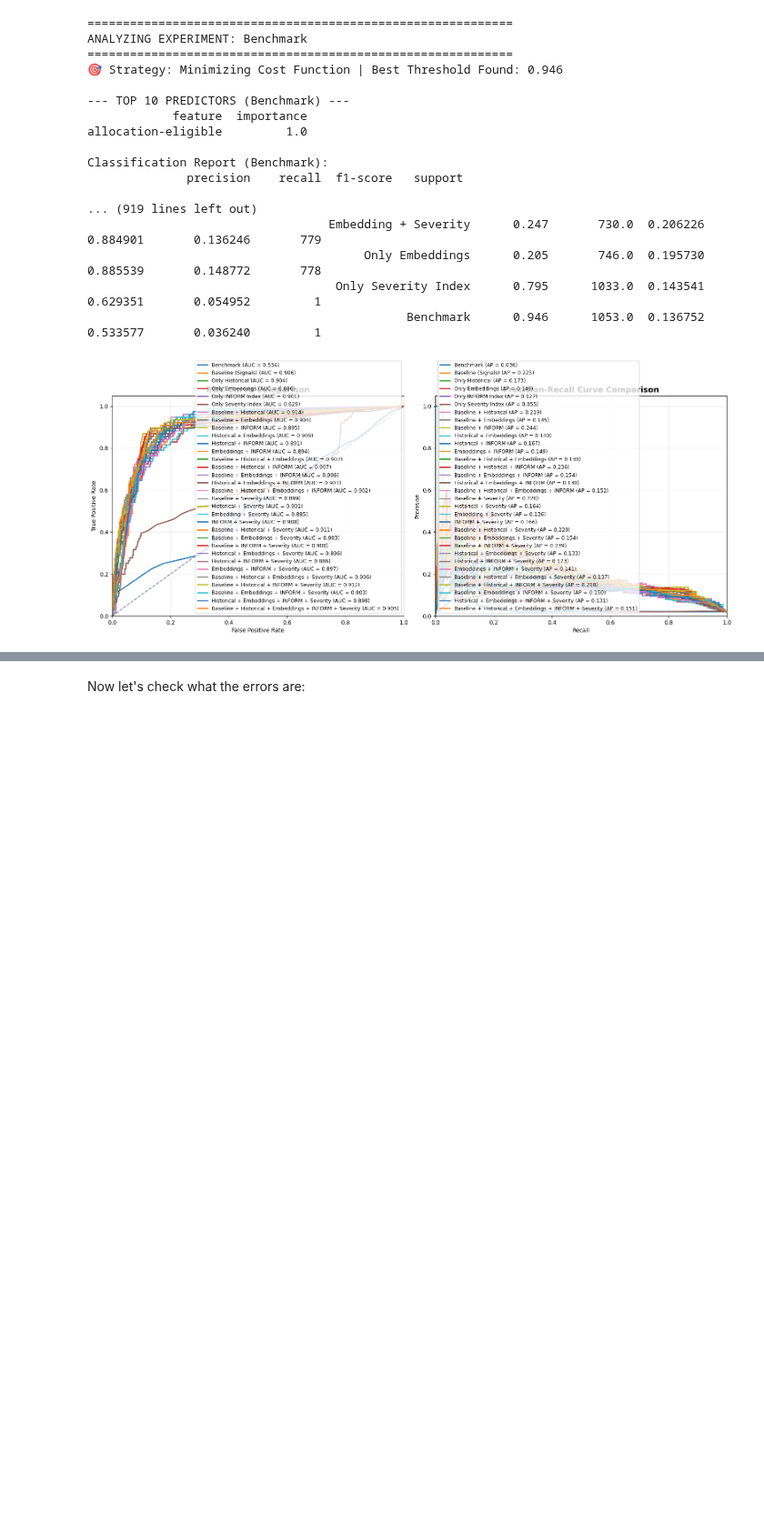
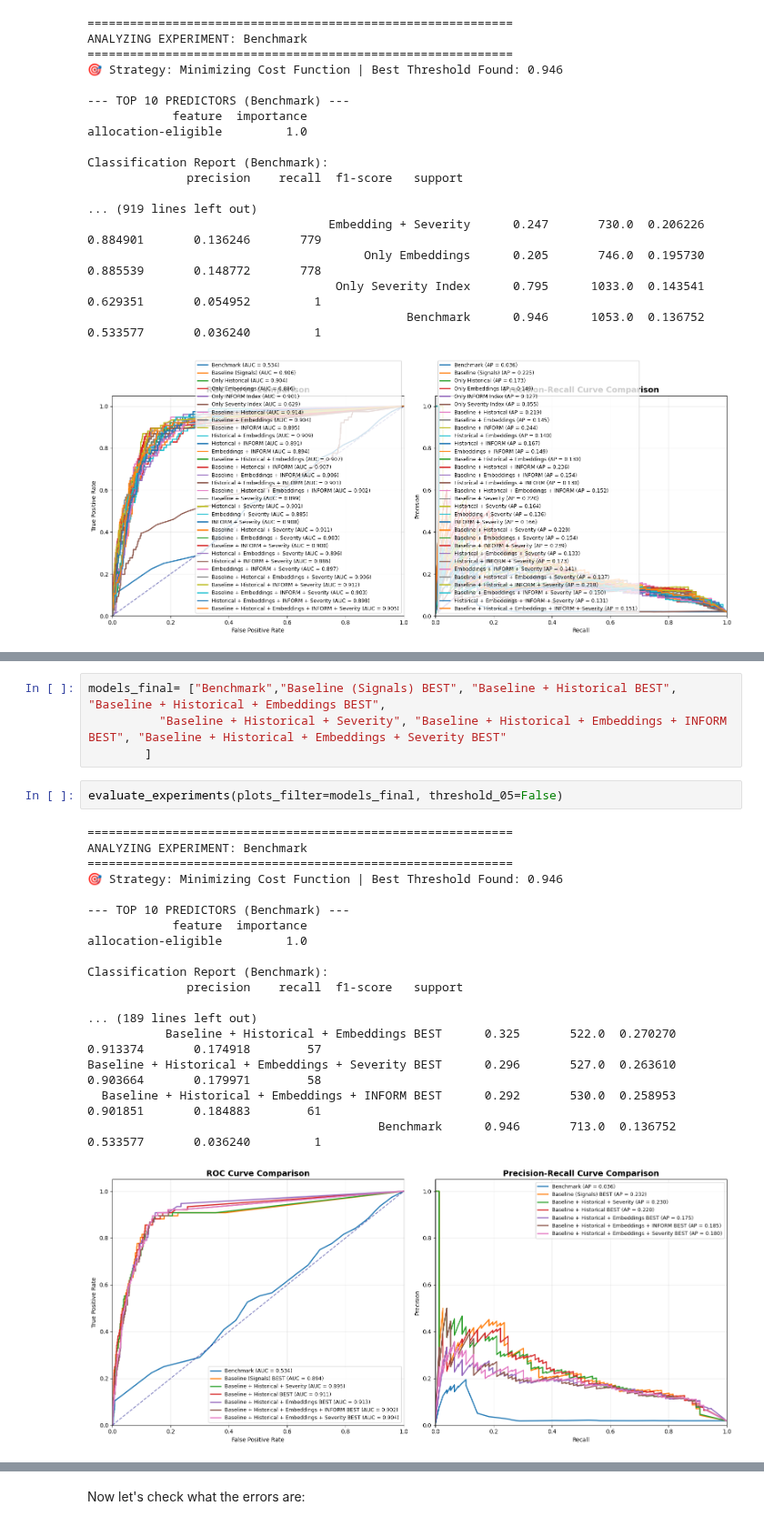
Before and after one commit to gallagelpi/Master_thesis, a Jupyter notebook: pipeline/models_plot.ipynb, the cells around one changed output, grey strips where cells are left out. Shown at 91% size. Drawn from its saved outputs; the diff is of its cells as text; blank space fills up the shorter version.

```diff
--- a/pipeline/models_plot.ipynb
+++ b/pipeline/models_plot.ipynb
@@ -301,0 +623,25 @@ Classification Report (Benchmark):
+# %%
+models_final= ["Benchmark","Baseline (Signals) BEST", "Baseline + Historical BEST", "Baseline + Historical + Embeddings BEST",
+          "Baseline + Historical + Severity", "Baseline + Historical + Embeddings + INFORM BEST", "Baseline + Historical + Embeddings + Severity BEST"
+        ]
+# %%
+evaluate_experiments(plots_filter=models_final, threshold_05=False)
+# %% [output]
+============================================================
+ANALYZING EXPERIMENT: Benchmark
+============================================================
+🎯 Strategy: Minimizing Cost Function | Best Threshold Found: 0.946
+
+--- TOP 10 PREDICTORS (Benchmark) ---
+            feature  importance
+allocation-eligible         1.0
+
+Classification Report (Benchmark):
+              precision    recall  f1-score   support
+
+... (189 lines left out)
+           Baseline + Historical + Embeddings BEST      0.325       522.0  0.270270 0.913374       0.174918        57
+Baseline + Historical + Embeddings + Severity BEST      0.296       527.0  0.263610 0.903664       0.179971        58
+  Baseline + Historical + Embeddings + INFORM BEST      0.292       530.0  0.258953 0.901851       0.184883        61
+                                         Benchmark      0.946       713.0  0.136752 0.533577       0.036240         1
+[figure, added]
```
Also changed, not shown: parts of 8 cells of this notebook, 5 other files.
